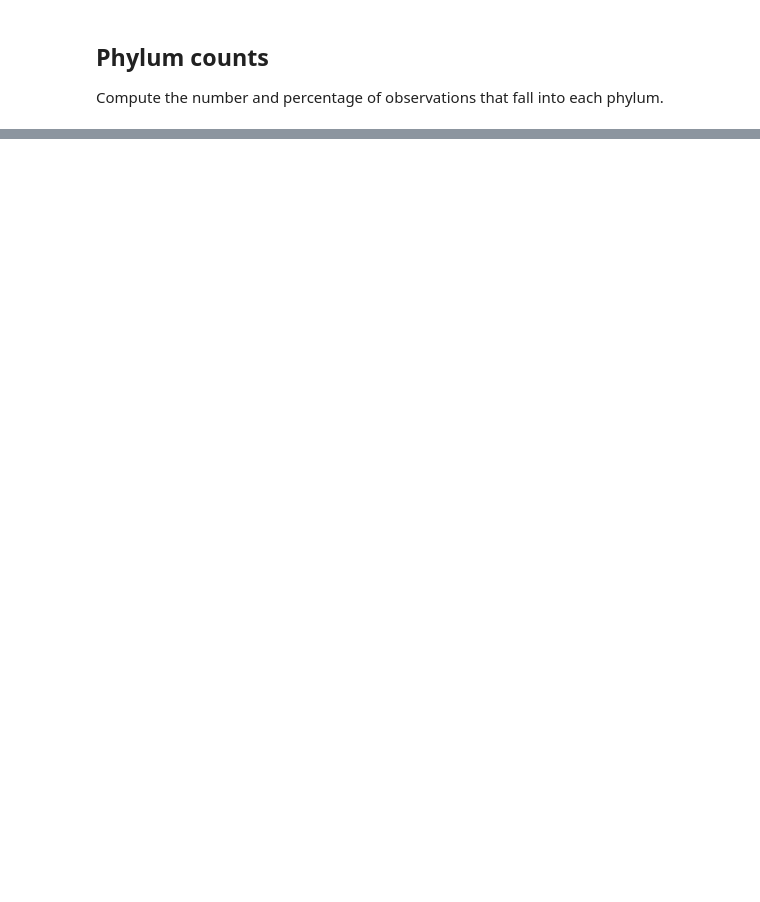
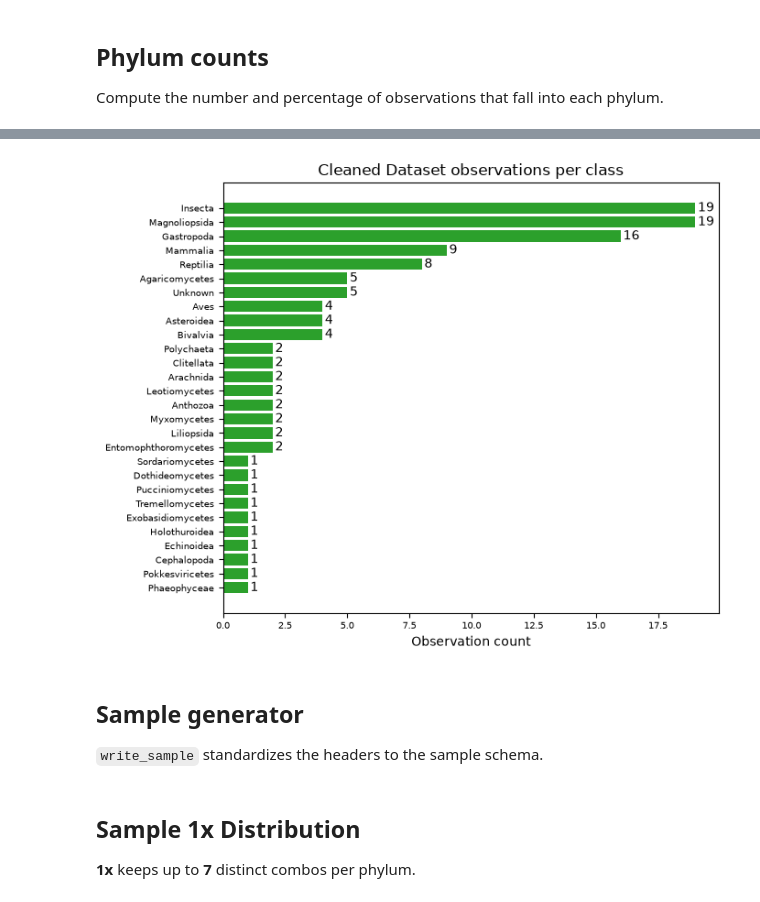
Before and after one commit to mbhoop/alt_text_generator, a Jupyter notebook: notebooks/sample_generator.ipynb, the cells around one changed output, grey strips where cells are left out. Drawn from its saved outputs; the diff is of its cells as text; code cells hidden in the pictures; blank space fills up the shorter version.

```diff
--- a/notebooks/sample_generator.ipynb
+++ b/notebooks/sample_generator.ipynb
@@ -462,0 +149,8 @@ class_chart()
+# %%
+class_report(sample_df, "Cleaned Dataset")
+# %% [output]
+[figure, added]
+# %% [markdown]
+## Sample generator
+
+`write_sample` standardizes the headers to the sample schema.
@@ -462,0 +195,4 @@ class_chart()
+# %% [markdown]
+## Sample 1x Distribution
+
+**1x** keeps up to **7** distinct combos per phylum.
```
Also changed, not shown: parts of 43 cells of this notebook, 23 other files.
